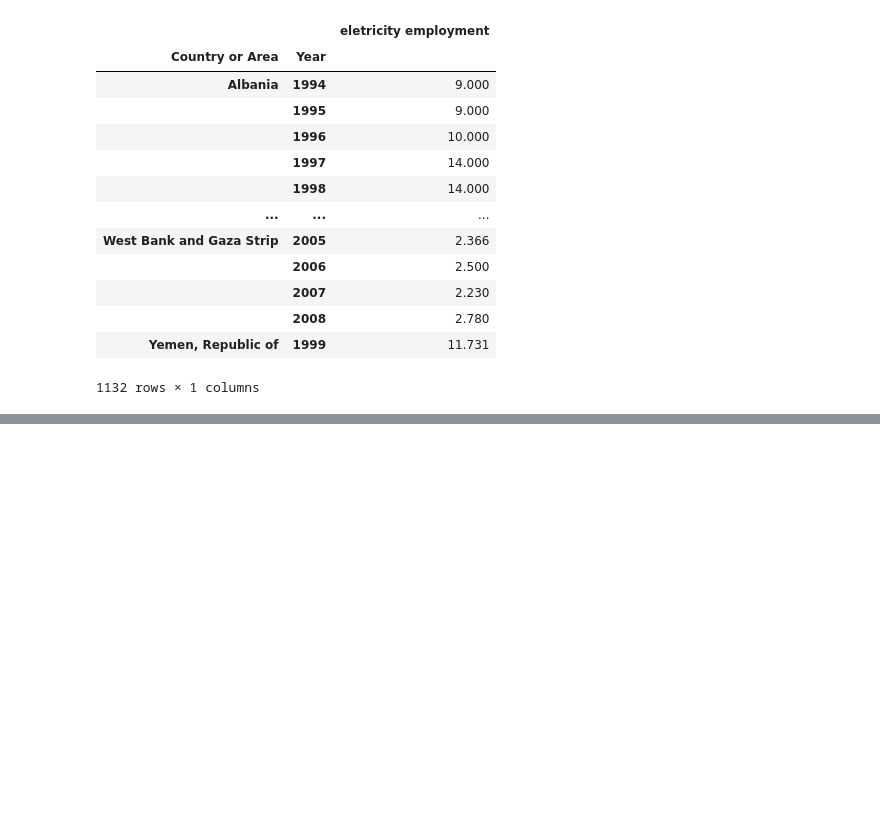
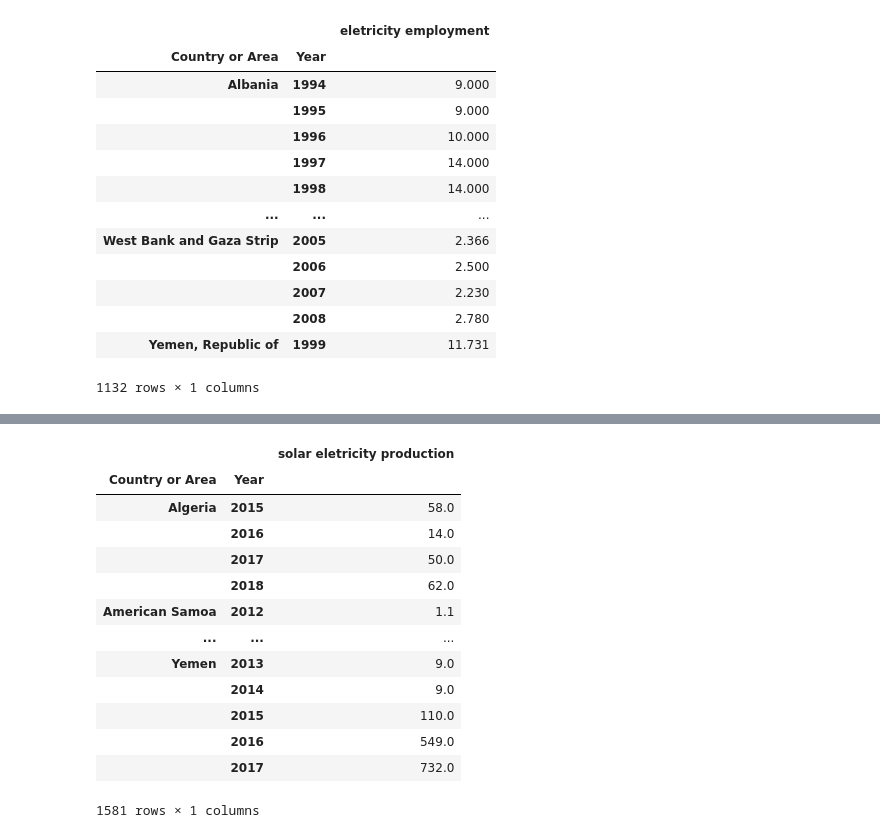
Before and after one commit to LucaDiba/renewable-causal-effects, a Jupyter notebook: Datasets merging.ipynb, the cells around one changed output, grey strips where cells are left out. Drawn from its saved outputs; the diff is of its cells as text; code cells hidden in the pictures; blank space fills up the shorter version.

Commit message:
Added "Solar Electricity Production"

```diff
--- a/Datasets merging.ipynb
+++ b/Datasets merging.ipynb
@@ -369,0 +383,25 @@ df
+# %%
+indicator = 'solar eletricity production'
+
+df = pd.read_csv('./datasets/Electricity - total solar production.csv')
+df = df[['Country or Area', 'Year', 'Quantity']]\
+        .set_index(['Country or Area', 'Year'])\
+        .groupby(by=['Country or Area', 'Year']).mean()\
+        .rename(columns={'Quantity':indicator})
+
+df
+# %% [output]
+|  |  | solar eletricity production |
+| Country or Area | Year |  |
+| Algeria | 2015 | 58.0 |
+|  | 2016 | 14.0 |
+|  | 2017 | 50.0 |
+|  | 2018 | 62.0 |
+| American Samoa | 2012 | 1.1 |
+| ... | ... | ... |
+| Yemen | 2013 | 9.0 |
+|  | 2014 | 9.0 |
+|  | 2015 | 110.0 |
+|  | 2016 | 549.0 |
+|  | 2017 | 732.0 |
+1581 rows × 1 columns
```
Also changed, not shown: parts of 1 cell of this notebook, 1 other file.
